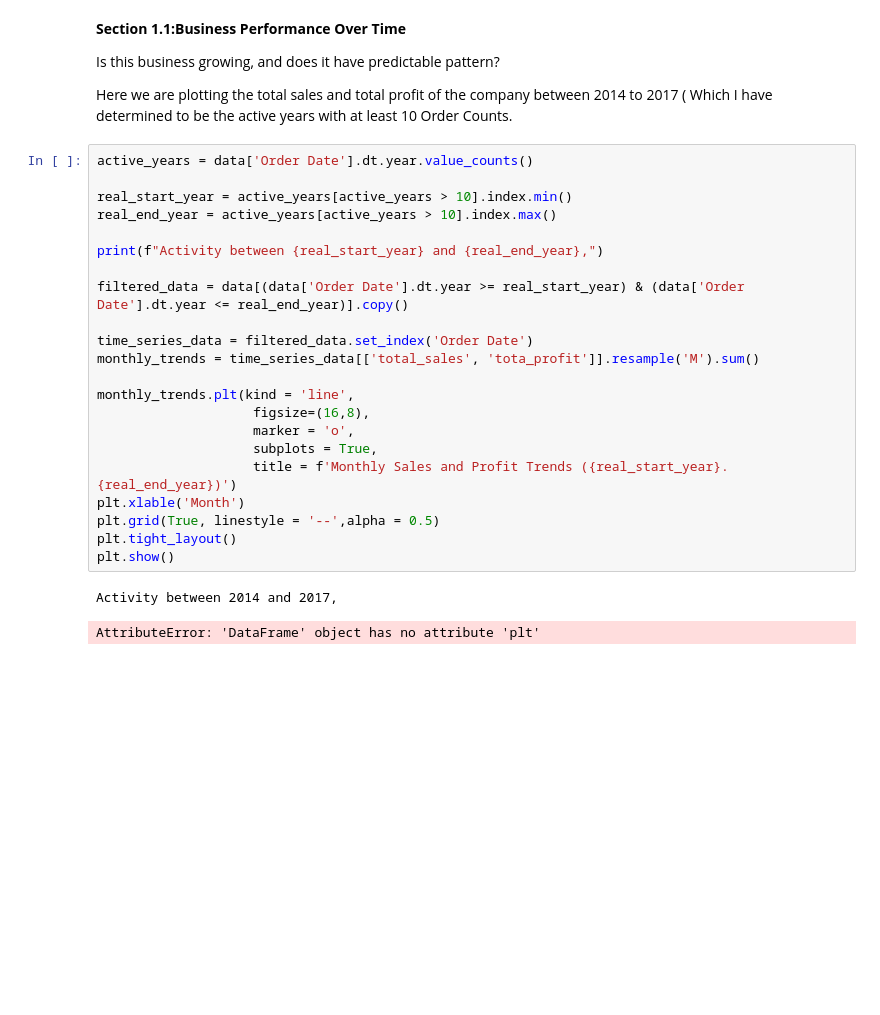
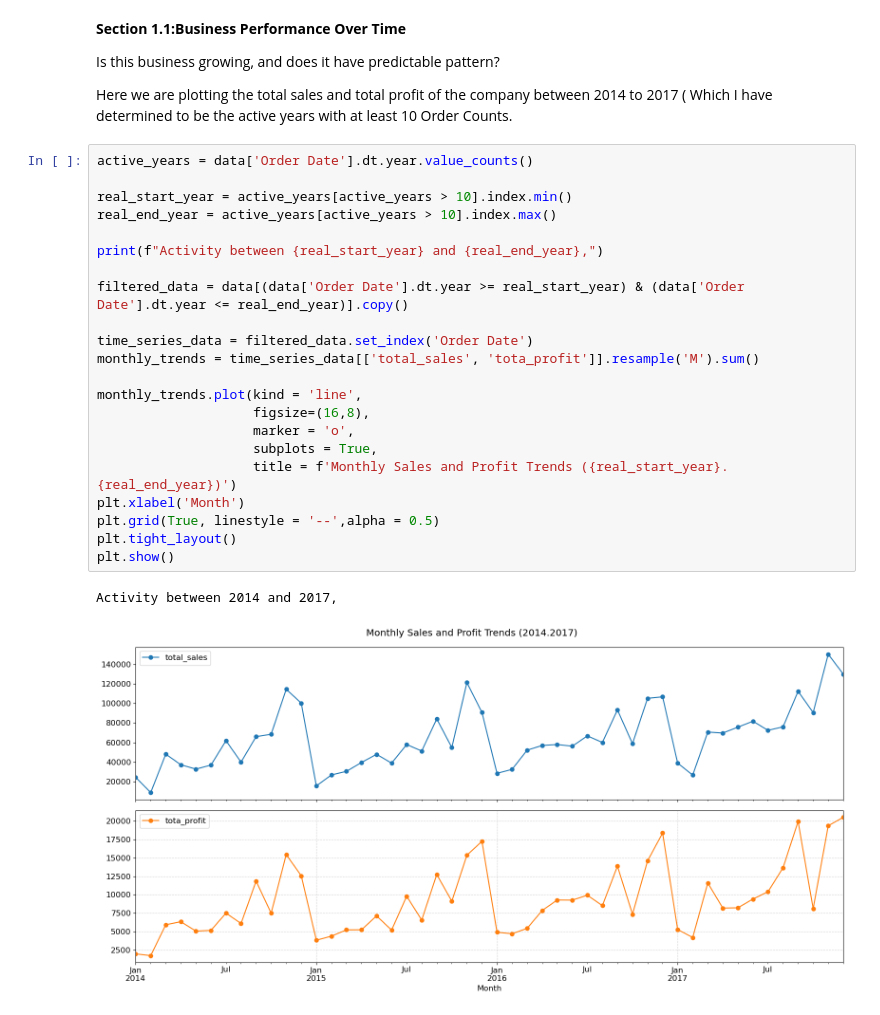
Before and after one commit to Sahilbisht12/Superstore_Dataset_EDA, a Jupyter notebook: Supersotre_dataset.ipynb, the cells around one changed output. Saved outputs shown, nothing was run; the diff lists cells and outputs as text; blank space fills up the shorter version.

```diff
--- a/Supersotre_dataset.ipynb
+++ b/Supersotre_dataset.ipynb
@@ -1258,25 +1258,25 @@ Here we are plotting the total sales and total profit of the company between 201
 # %%
 active_years = data['Order Date'].dt.year.value_counts()
 
 real_start_year = active_years[active_years > 10].index.min()
 real_end_year = active_years[active_years > 10].index.max()
 
 print(f"Activity between {real_start_year} and {real_end_year},")
 
 filtered_data = data[(data['Order Date'].dt.year >= real_start_year) & (data['Order Date'].dt.year <= real_end_year)].copy()
 
 time_series_data = filtered_data.set_index('Order Date')
 monthly_trends = time_series_data[['total_sales', 'tota_profit']].resample('M').sum()
 
-monthly_trends.plt(kind = 'line',
+monthly_trends.plot(kind = 'line',
                     figsize=(16,8),
                     marker = 'o',
                     subplots = True,
                     title = f'Monthly Sales and Profit Trends ({real_start_year}.{real_end_year})')
-plt.xlable('Month')
+plt.xlabel('Month')
 plt.grid(True, linestyle = '--',alpha = 0.5)
 plt.tight_layout()
 plt.show()
 # %% [output]
 Activity between 2014 and 2017,
-AttributeError: 'DataFrame' object has no attribute 'plt'
+[figure, added]
```
Also changed, not shown: parts of 2 cells of this notebook.
